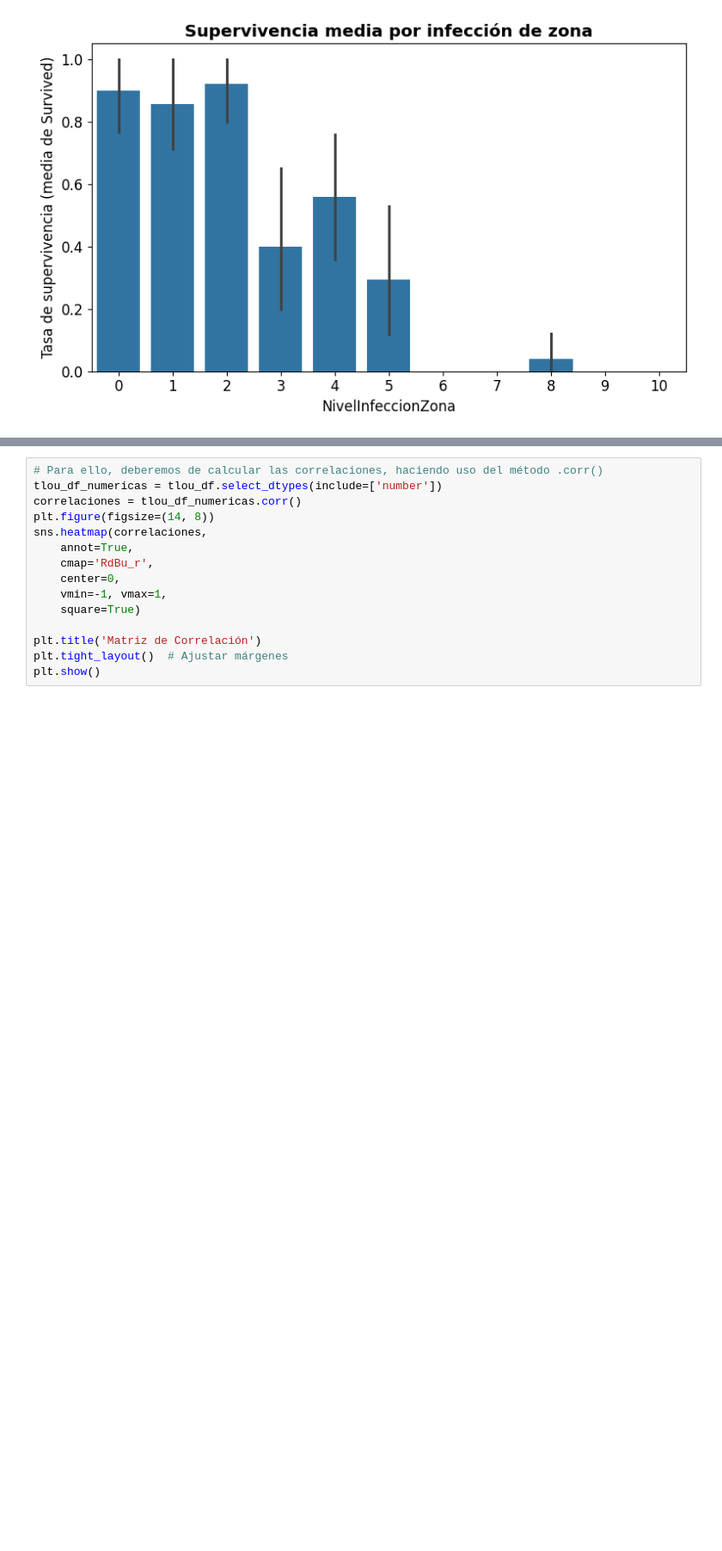
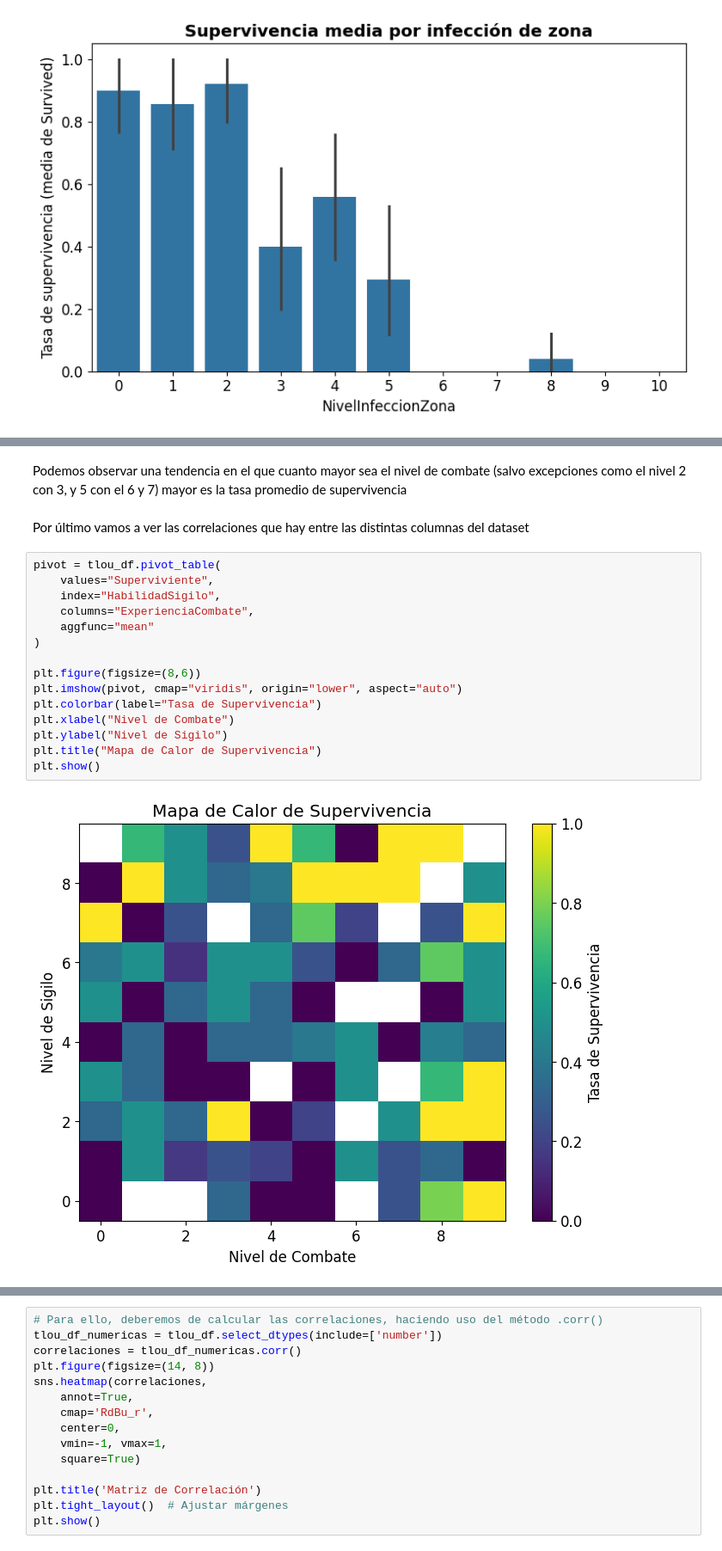
Before and after one commit to 4drian04/the-last-of-us-survival-analysis, a Jupyter notebook: analisis_tlou_survival.ipynb, the cells around one changed output, grey strips where cells are left out. Shown at 86% size. Saved outputs shown, nothing was run; the diff lists cells and outputs as text; blank space fills up the shorter version.

```diff
--- a/analisis_tlou_survival.ipynb
+++ b/analisis_tlou_survival.ipynb
@@ -208,0 +228,21 @@ Por último vamos a ver las correlaciones que hay entre las distintas columnas d
+# %% [markdown]
+Podemos observar una tendencia en el que cuanto mayor sea el nivel de combate (salvo excepciones como el nivel 2 con 3, y 5 con el 6 y 7) mayor es la tasa promedio de supervivencia
+# %% [markdown]
+Por último vamos a ver las correlaciones que hay entre las distintas columnas del dataset
+# %%
+pivot = tlou_df.pivot_table(
+    values="Superviviente",
+    index="HabilidadSigilo",
+    columns="ExperienciaCombate",
+    aggfunc="mean"
+)
+
+plt.figure(figsize=(8,6))
+plt.imshow(pivot, cmap="viridis", origin="lower", aspect="auto")
+plt.colorbar(label="Tasa de Supervivencia")
+plt.xlabel("Nivel de Combate")
+plt.ylabel("Nivel de Sigilo")
+plt.title("Mapa de Calor de Supervivencia")
+plt.show()
+# %% [output]
+[figure, added]
```
Also changed, not shown: parts of 7 cells of this notebook.
